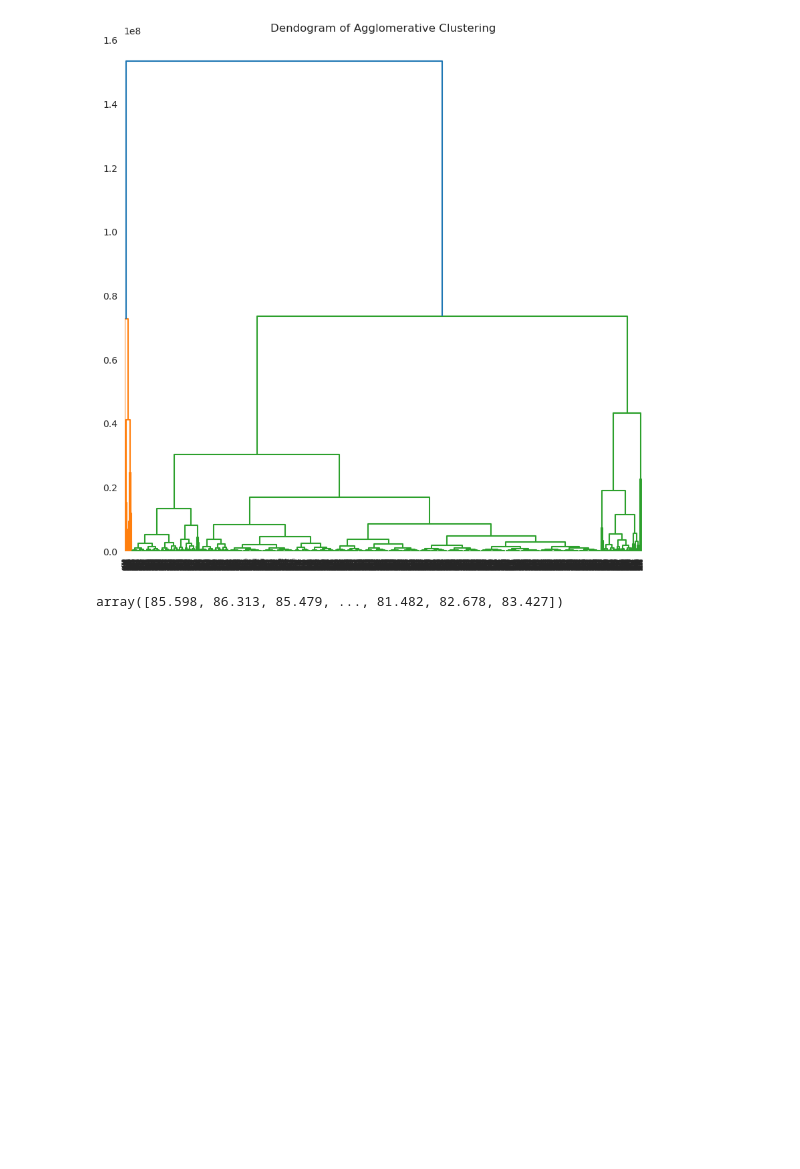
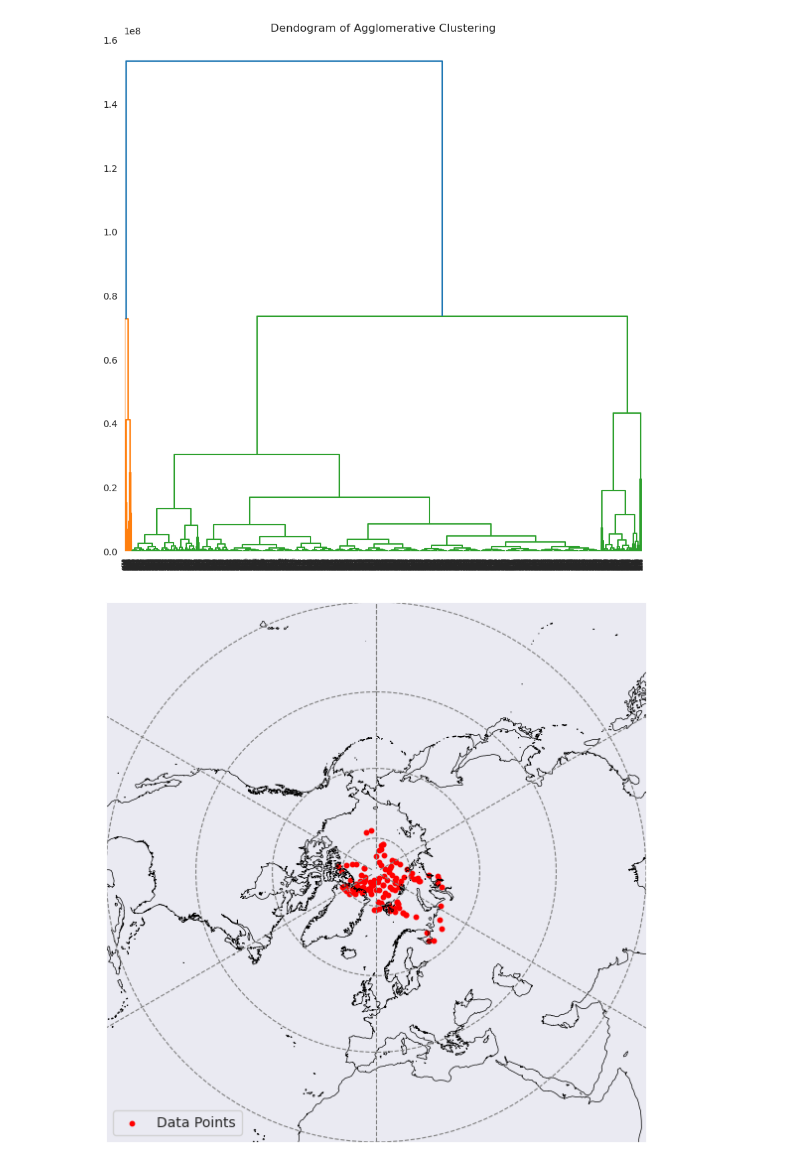
Before and after one commit to hGl0/arctic, a Jupyter notebook: Playground.ipynb, the cells around one changed output. Saved outputs shown, nothing was run; the diff lists cells and outputs as text; code cells hidden in the pictures; blank space fills up the shorter version.

Commit message:
Plot stereographic projections, playaround with plotting function and its options Included some constants (P0, g, R, 0°C) in arctic

```diff
--- a/Playground.ipynb
+++ b/Playground.ipynb
@@ -294,9 +270,73 @@ plt.show()
 # %% [output]
 [figure]
 # %%
-era5.latcent.unique()
+import numpy as np
+import matplotlib.pyplot as plt
+import cartopy.crs as ccrs
+import cartopy.feature as cfeature
+import pandas as pd
+
+def plot_with_dataframe(df, P=10, T=-50):
+    """
+    Plots a polar stereographic map using data from a DataFrame and local coastlines.
+
+    Parameters:
+    - df (pd.DataFrame): DataFrame with latitude, longitude, and other relevant columns.
+    - P pressure to compute geopotential height
+    - T assumed temperature at that height
+    """
+
+    # Generate sample geopotential height data (replace with real computations)
+    lon = np.linspace(0, 360, 361)
+    lat = np.linspace(90, 20, 71)  # From the North Pole to mid-latitudes
+    lon2d, lat2d = np.meshgrid(lon, lat)
+
+    # Note: gph kann sich ändern, als Linien ergänzen?
+    # # compute geopotential height
+    T = T+ZERO_DEG # convert T to Kelvin
+    z = R*T/g*np.log(P0/P)
+    gph = np.full_like(lon2d, z)
+
+    # Extract specific columns from the DataFrame
+    lat_points = df['latcent']
+    lon_points = df['loncent']
+
+    # Create a polar stereographic plot
+    fig, ax = plt.subplots(figsize=(8, 8), subplot_kw={'projection': ccrs.NorthPolarStereo()})
+
+    # Plot data as filled contours, show changing gph as shades of grey
+    # include color bar if so
+    # contour = ax.contourf(lon2d, lat2d, gph, levels=20, transform=ccrs.PlateCarree(), cmap='Greys')
+
+    # Add contour lines for gph
+    ax.contour(lon2d, lat2d, gph, levels=10, colors='black', linewidths=1, transform=ccrs.PlateCarree())
+
+    # Add local coastlines from Cartopy's features
+    coastlines = cfeature.NaturalEarthFeature('physical', 'coastline', '50m', edgecolor='black', facecolor='none')
+    ax.add_feature(coastlines, linewidth=0.5)
+
+    # Add points from the DataFrame
+    ax.scatter(lon_points, lat_points, color='red', s=10, transform=ccrs.PlateCarree(), label='Data Points')
+
+    # Add gridlines
+    ax.gridlines(draw_labels=False, color='gray', linestyle='--')
+
+    # Set the extent (view) for the polar plot
+    # ax.set_extent([-180, 180, 20, 90], crs=ccrs.PlateCarree())
+
+    # Add a colorbar
+    # cbar = plt.colorbar(contour, ax=ax, orientation='horizontal', pad=0.05, shrink=0.8)
+    # cbar.set_label('Geopotential Height (gpm)')
+
+    # Add a legend
+    ax.legend(loc='lower left')
+    fig.autofmt_xdate(rotation=45)
+
+
+# Call the function
+plot_with_dataframe(era5_hannachi[era5_hannachi['year'] == 1963][['latcent', 'loncent']])
 # %% [output]
-array([85.598, 86.313, 85.479, ..., 81.482, 82.678, 83.427])
+[figure, added]
 # %%
 # preprocessing
 # %%
```
Also changed, not shown: parts of 2 cells of this notebook, 1 other file.
